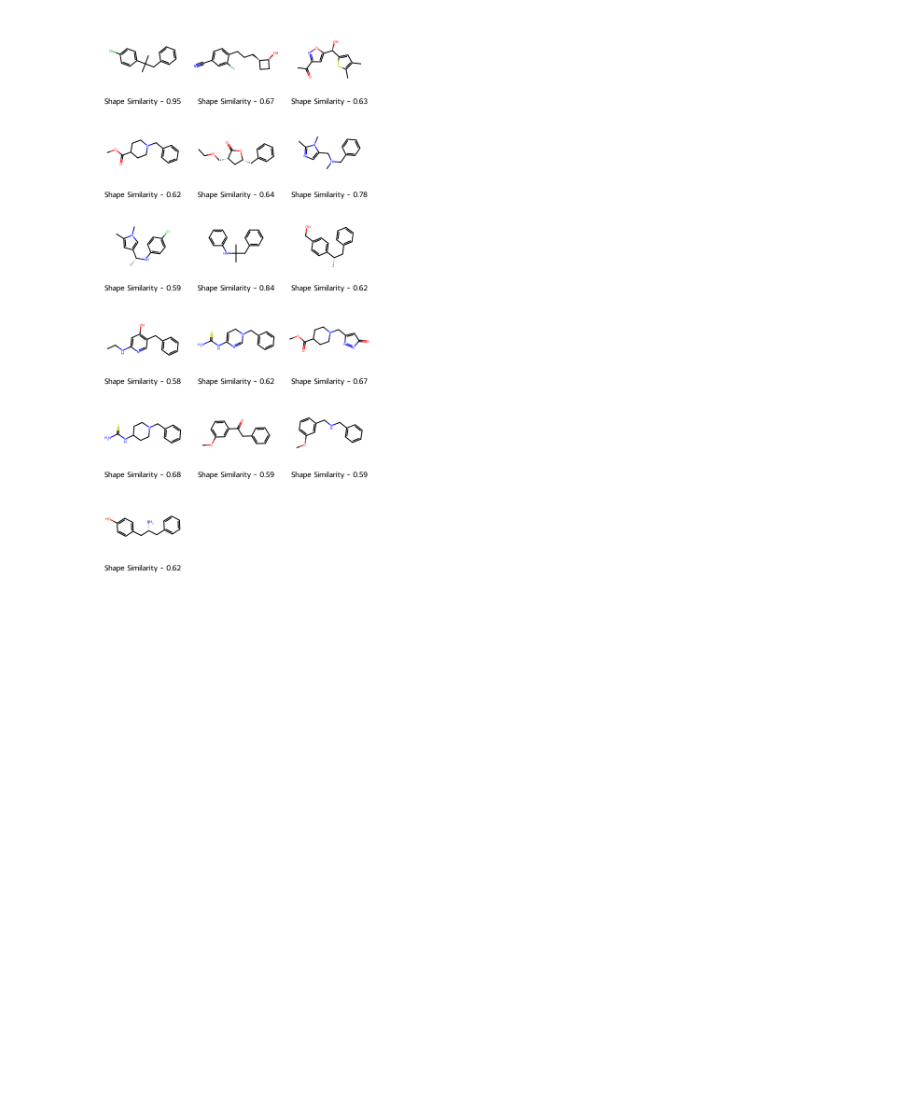
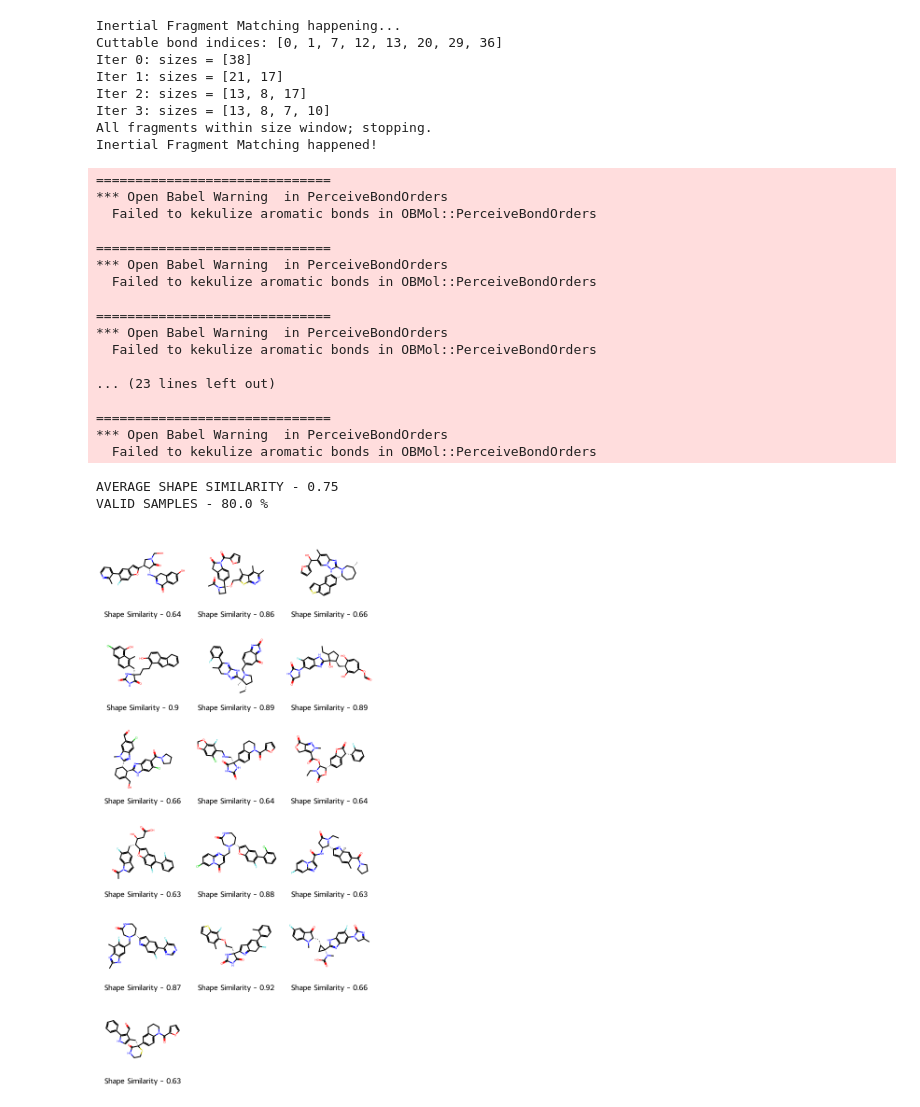
Before and after one commit to Membrizard/ml_conformer_generator, a Jupyter notebook: ifm_autosplit_tests.ipynb, the cells around one changed output. Drawn from its saved outputs; the diff is of its cells as text; code cells hidden in the pictures; blank space fills up the shorter version.

Commit message:
added deterministic bp
Next steps for IFM development:
1. Added deterministic bond prediction
2. Corrected the ifm pilot pipeline
4. Set basis for chain merging

```diff
--- a/ifm_autosplit_tests.ipynb
+++ b/ifm_autosplit_tests.ipynb
@@ -3,41 +3,11 @@ from rdkit import Chem, RDLogger
 from rdkit.Chem import Draw
 
 from src.mlconfgen import evaluate_samples, MLConformerGenerator
-from src.mlconfgen.inertial_fragment_matching import inertial_fragment_matching
+from src.mlconfgen.inertial_fragment_matching import inertial_fragment_matching, predict_bonds_openbabel
 from src.mlconfgen.utils.mol_utils import prepare_masks, redefine_bonds, prepare_adj_mat_seer_input
 from src.mlconfgen.utils.standardizer import standardize_mol
 
 RDLogger.DisableLog('rdApp.*')
-
-def predict_bonds(generator, edm_samples):
-        (
-            el_batch,
-            dm_batch,
-            b_adj_mat_batch,
-            canonicalised_samples,
-        ) = prepare_adj_mat_seer_input(
-            mols=edm_samples,
-            dimension=generator.dimension,
-            device=generator.device,
-        )
-
-        adj_mat_batch = generator.adj_mat_seer(
-            elements=el_batch, dist_mat=dm_batch, adj_mat=b_adj_mat_batch
-        )
-
-        adj_mat_batch = adj_mat_batch.to("cpu")
-
-        # Append generated bonds and standardise existing samples
-        optimised_conformers = []
-
-        for i, adj_mat in enumerate(adj_mat_batch):
-            f_mol = redefine_bonds(canonicalised_samples[i], adj_mat)
-            std_mol = standardize_mol(mol=f_mol, optimize_geometry=True)
-            if std_mol:
-                optimised_conformers.append(std_mol)
-
-
-        return optimised_conformers
 
 generator = MLConformerGenerator(
                                  edm_weights="./licensed_edm_moi_chembl_6_39_final.pt",
@@ -46,8 +16,8 @@ generator = MLConformerGenerator(
                                  diffusion_steps=100, # Light generation for debugging
                                 )
 
-# ref_mol = Chem.MolFromMolFile('38_atoms_example.mol')
-ref_mol = Chem.MolFromMolFile('./assets/demo_files/ceyyag.mol')
+ref_mol = Chem.MolFromMolFile('38_atoms_example.mol')
+# ref_mol = Chem.MolFromMolFile('./assets/demo_files/ceyyag.mol')
 
 n_atoms = ref_mol.GetNumHeavyAtoms()
 
@@ -73,10 +43,15 @@ final_mols = inertial_fragment_matching(
 print("Inertial Fragment Matching happened!")
 
 
+obabel_mols = []
 
-final_mols = predict_bonds(generator, final_mols)
+# Switched to deterministic bond prediction
+for mol in final_mols:
+    f_mol = predict_bonds_openbabel(mol, optimize_geometry=False)
+    if f_mol:
+        obabel_mols.append(f_mol)
 
-_, std_samples = evaluate_samples(ref_mol, final_mols)
+_, std_samples = evaluate_samples(ref_mol, obabel_mols)
 
 # Display results
 mols = []
@@ -107 +75,28 @@ VALID SAMPLES - 80.0 %
+Inertial Fragment Matching happening...
+Cuttable bond indices: [0, 1, 7, 12, 13, 20, 29, 36]
+Iter 0: sizes = [38]
+Iter 1: sizes = [21, 17]
+Iter 2: sizes = [13, 8, 17]
+Iter 3: sizes = [13, 8, 7, 10]
+All fragments within size window; stopping.
+Inertial Fragment Matching happened!
+==============================
+*** Open Babel Warning  in PerceiveBondOrders
+  Failed to kekulize aromatic bonds in OBMol::PerceiveBondOrders
+
+==============================
+*** Open Babel Warning  in PerceiveBondOrders
+  Failed to kekulize aromatic bonds in OBMol::PerceiveBondOrders
+
+==============================
+*** Open Babel Warning  in PerceiveBondOrders
+  Failed to kekulize aromatic bonds in OBMol::PerceiveBondOrders
+
+... (23 lines left out)
+
+==============================
+*** Open Babel Warning  in PerceiveBondOrders
+  Failed to kekulize aromatic bonds in OBMol::PerceiveBondOrders
+AVERAGE SHAPE SIMILARITY - 0.75
+VALID SAMPLES - 80.0 %
-[figure, old version]
+[figure, new version]
```
Also changed, not shown: parts of 1 cell of this notebook, 5 other files.
